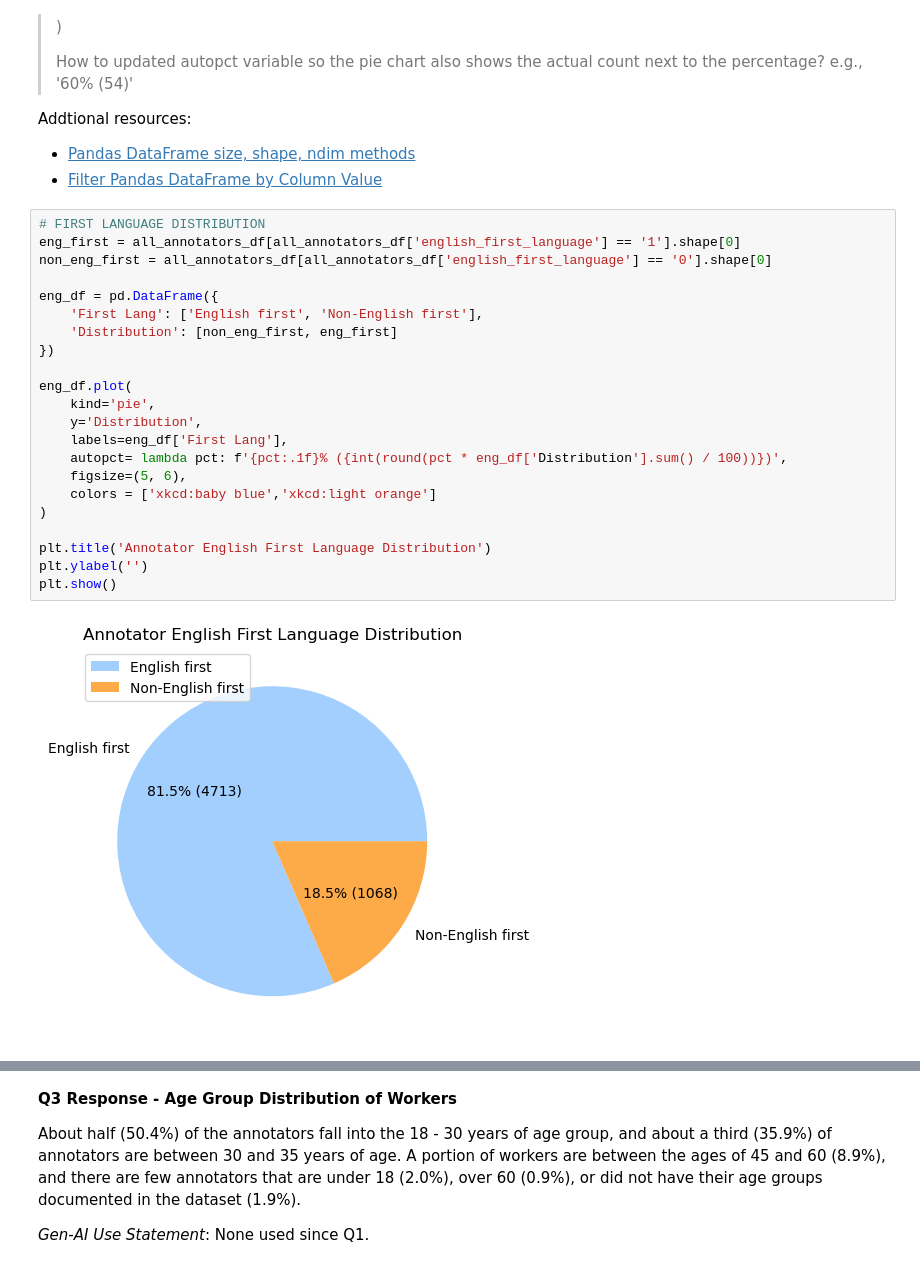
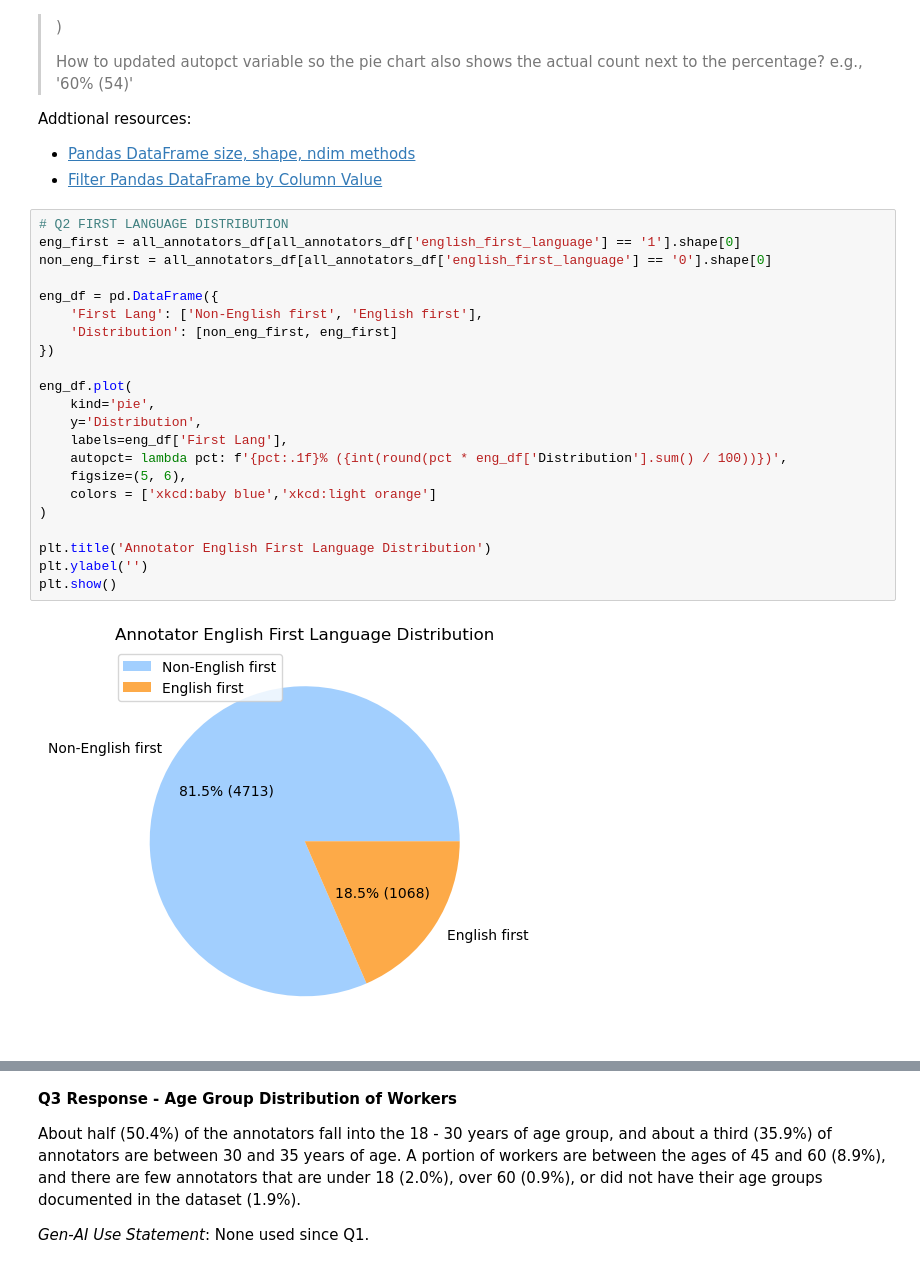
Before and after one commit to linvariel/hcde-410, a Jupyter notebook: A2/hcde410-a2.ipynb, the cells around one changed output, grey strips where cells are left out. Cells and saved outputs as stored; diff of their text form.

```diff
--- a/A2/hcde410-a2.ipynb
+++ b/A2/hcde410-a2.ipynb
@@ -484,26 +484,26 @@ Addtional resources:
 - [Pandas DataFrame size, shape, ndim methods](https://www.geeksforgeeks.org/python/python-pandas-df-size-df-shape-and-df-ndim/)
 - [Filter Pandas DataFrame by Column Value](https://www.geeksforgeeks.org/pandas/ways-to-filter-pandas-dataframe-by-column-values/)
 # %%
-# FIRST LANGUAGE DISTRIBUTION
+# Q2 FIRST LANGUAGE DISTRIBUTION
 eng_first = all_annotators_df[all_annotators_df['english_first_language'] == '1'].shape[0]
 non_eng_first = all_annotators_df[all_annotators_df['english_first_language'] == '0'].shape[0]
 
 eng_df = pd.DataFrame({
-    'First Lang': ['English first', 'Non-English first'],
+    'First Lang': ['Non-English first', 'English first'],
     'Distribution': [non_eng_first, eng_first]
 })
 
 eng_df.plot(
     kind='pie',
     y='Distribution',
     labels=eng_df['First Lang'],
     autopct= lambda pct: f'{pct:.1f}% ({int(round(pct * eng_df['Distribution'].sum() / 100))})',
     figsize=(5, 6),
     colors = ['xkcd:baby blue','xkcd:light orange']
 )
 
 plt.title('Annotator English First Language Distribution')
 plt.ylabel('')
 plt.show()
 # %% [output]
-[figure, old version]
+[figure, new version]
```
Also changed, not shown: parts of 9 cells of this notebook.
